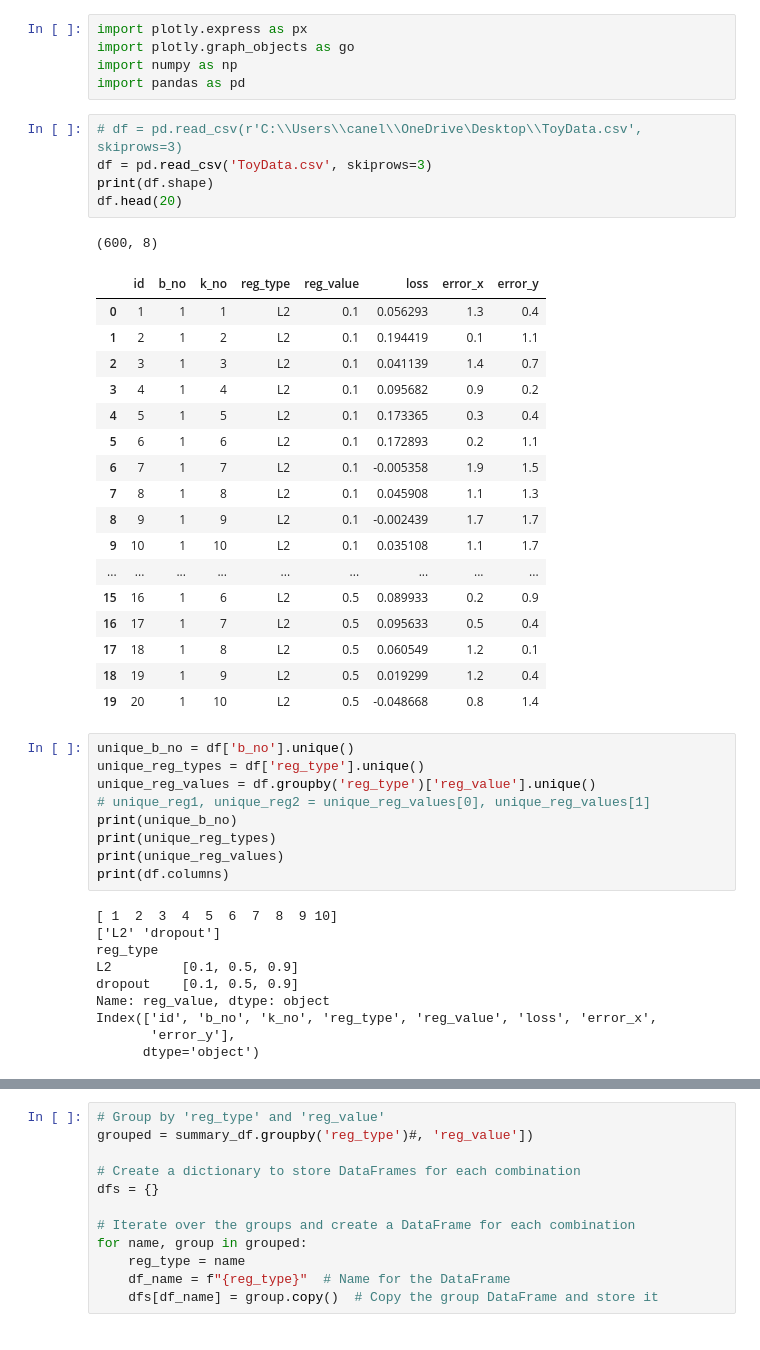
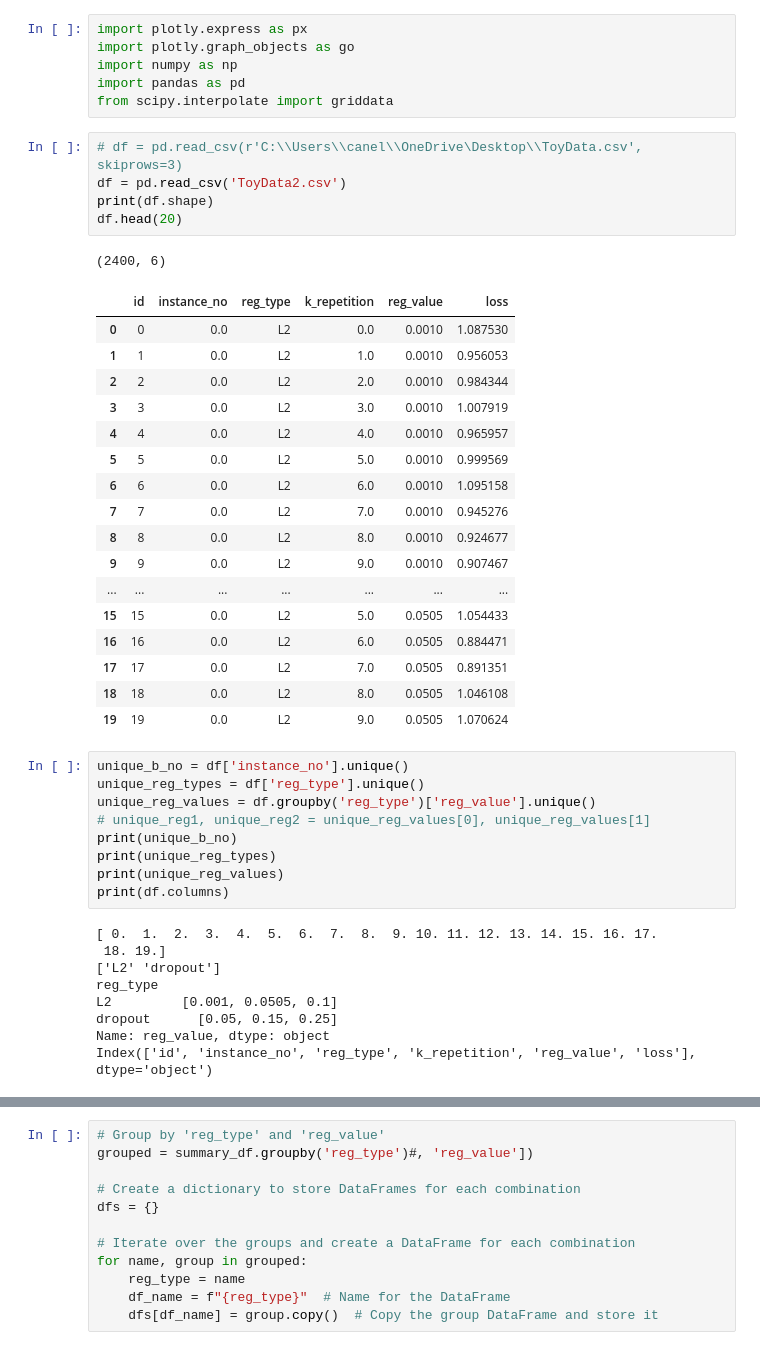
Before and after one commit to srp-group/hypothesis-testing, a Jupyter notebook: Viz.ipynb, the cells around one changed output, grey strips where cells are left out. Saved outputs shown, nothing was run; the diff lists cells and outputs as text.

```diff
--- a/Viz.ipynb
+++ b/Viz.ipynb
@@ -3,32 +3,33 @@ import plotly.express as px
 import plotly.graph_objects as go
 import numpy as np
 import pandas as pd
+from scipy.interpolate import griddata
 # %%
 # df = pd.read_csv(r'C:\\Users\\canel\\OneDrive\Desktop\\ToyData.csv', skiprows=3)
-df = pd.read_csv('ToyData.csv', skiprows=3)
+df = pd.read_csv('ToyData2.csv')
 print(df.shape)
 df.head(20)
 # %% [output]
-(600, 8)
+(2400, 6)
-|  | id | b_no | k_no | reg_type | reg_value | loss | error_x | error_y |
-| 0 | 1 | 1 | 1 | L2 | 0.1 | 0.056293 | 1.3 | 0.4 |
-| 1 | 2 | 1 | 2 | L2 | 0.1 | 0.194419 | 0.1 | 1.1 |
-| 2 | 3 | 1 | 3 | L2 | 0.1 | 0.041139 | 1.4 | 0.7 |
-| 3 | 4 | 1 | 4 | L2 | 0.1 | 0.095682 | 0.9 | 0.2 |
-| 4 | 5 | 1 | 5 | L2 | 0.1 | 0.173365 | 0.3 | 0.4 |
-| 5 | 6 | 1 | 6 | L2 | 0.1 | 0.172893 | 0.2 | 1.1 |
-| 6 | 7 | 1 | 7 | L2 | 0.1 | -0.005358 | 1.9 | 1.5 |
-| 7 | 8 | 1 | 8 | L2 | 0.1 | 0.045908 | 1.1 | 1.3 |
-| 8 | 9 | 1 | 9 | L2 | 0.1 | -0.002439 | 1.7 | 1.7 |
-| 9 | 10 | 1 | 10 | L2 | 0.1 | 0.035108 | 1.1 | 1.7 |
-| ... | ... | ... | ... | ... | ... | ... | ... | ... |
-| 15 | 16 | 1 | 6 | L2 | 0.5 | 0.089933 | 0.2 | 0.9 |
-| 16 | 17 | 1 | 7 | L2 | 0.5 | 0.095633 | 0.5 | 0.4 |
-| 17 | 18 | 1 | 8 | L2 | 0.5 | 0.060549 | 1.2 | 0.1 |
-| 18 | 19 | 1 | 9 | L2 | 0.5 | 0.019299 | 1.2 | 0.4 |
-| 19 | 20 | 1 | 10 | L2 | 0.5 | -0.048668 | 0.8 | 1.4 |
+|  | id | instance_no | reg_type | k_repetition | reg_value | loss |
+| 0 | 0 | 0.0 | L2 | 0.0 | 0.0010 | 1.087530 |
+| 1 | 1 | 0.0 | L2 | 1.0 | 0.0010 | 0.956053 |
+| 2 | 2 | 0.0 | L2 | 2.0 | 0.0010 | 0.984344 |
+| 3 | 3 | 0.0 | L2 | 3.0 | 0.0010 | 1.007919 |
+| 4 | 4 | 0.0 | L2 | 4.0 | 0.0010 | 0.965957 |
+| 5 | 5 | 0.0 | L2 | 5.0 | 0.0010 | 0.999569 |
+| 6 | 6 | 0.0 | L2 | 6.0 | 0.0010 | 1.095158 |
+| 7 | 7 | 0.0 | L2 | 7.0 | 0.0010 | 0.945276 |
+| 8 | 8 | 0.0 | L2 | 8.0 | 0.0010 | 0.924677 |
+| 9 | 9 | 0.0 | L2 | 9.0 | 0.0010 | 0.907467 |
+| ... | ... | ... | ... | ... | ... | ... |
+| 15 | 15 | 0.0 | L2 | 5.0 | 0.0505 | 1.054433 |
+| 16 | 16 | 0.0 | L2 | 6.0 | 0.0505 | 0.884471 |
+| 17 | 17 | 0.0 | L2 | 7.0 | 0.0505 | 0.891351 |
+| 18 | 18 | 0.0 | L2 | 8.0 | 0.0505 | 1.046108 |
+| 19 | 19 | 0.0 | L2 | 9.0 | 0.0505 | 1.070624 |
 # %%
-unique_b_no = df['b_no'].unique()
+unique_b_no = df['instance_no'].unique()
 unique_reg_types = df['reg_type'].unique()
 unique_reg_values = df.groupby('reg_type')['reg_value'].unique()
 # unique_reg1, unique_reg2 = unique_reg_values[0], unique_reg_values[1]
@@ -37,13 +38,12 @@ print(unique_reg_types)
 print(unique_reg_values)
 print(df.columns)
 # %% [output]
-[ 1  2  3  4  5  6  7  8  9 10]
+[ 0.  1.  2.  3.  4.  5.  6.  7.  8.  9. 10. 11. 12. 13. 14. 15. 16. 17.
+ 18. 19.]
 ['L2' 'dropout']
 reg_type
-L2         [0.1, 0.5, 0.9]
-dropout    [0.1, 0.5, 0.9]
+L2         [0.001, 0.0505, 0.1]
+dropout      [0.05, 0.15, 0.25]
 Name: reg_value, dtype: object
-Index(['id', 'b_no', 'k_no', 'reg_type', 'reg_value', 'loss', 'error_x',
-       'error_y'],
-      dtype='object')
+Index(['id', 'instance_no', 'reg_type', 'k_repetition', 'reg_value', 'loss'], dtype='object')
 # %%
```
Also changed, not shown: parts of 14 cells of this notebook, 2 other files.
